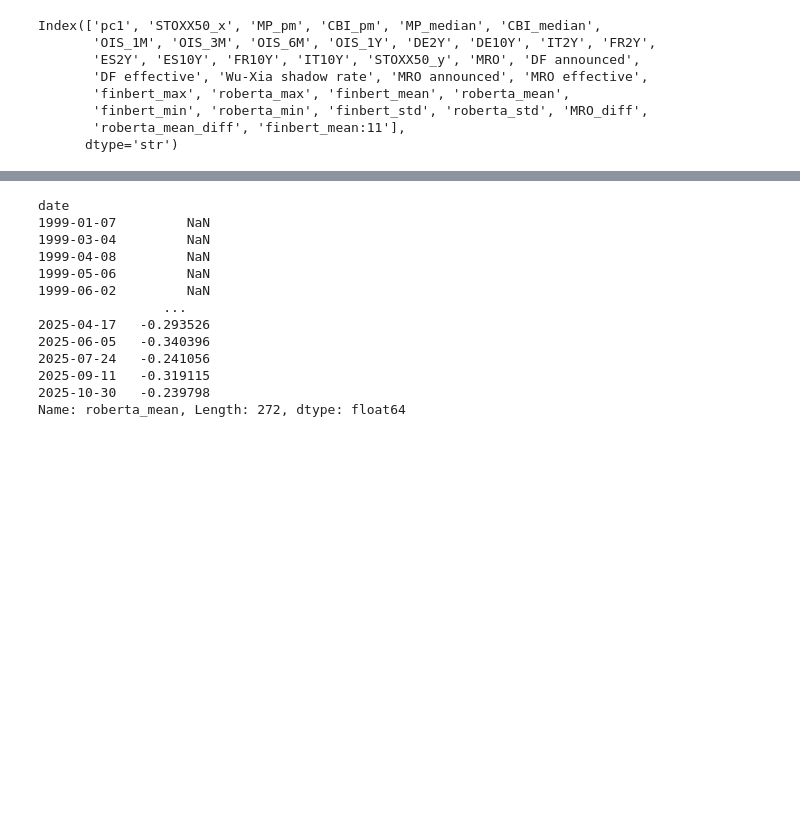
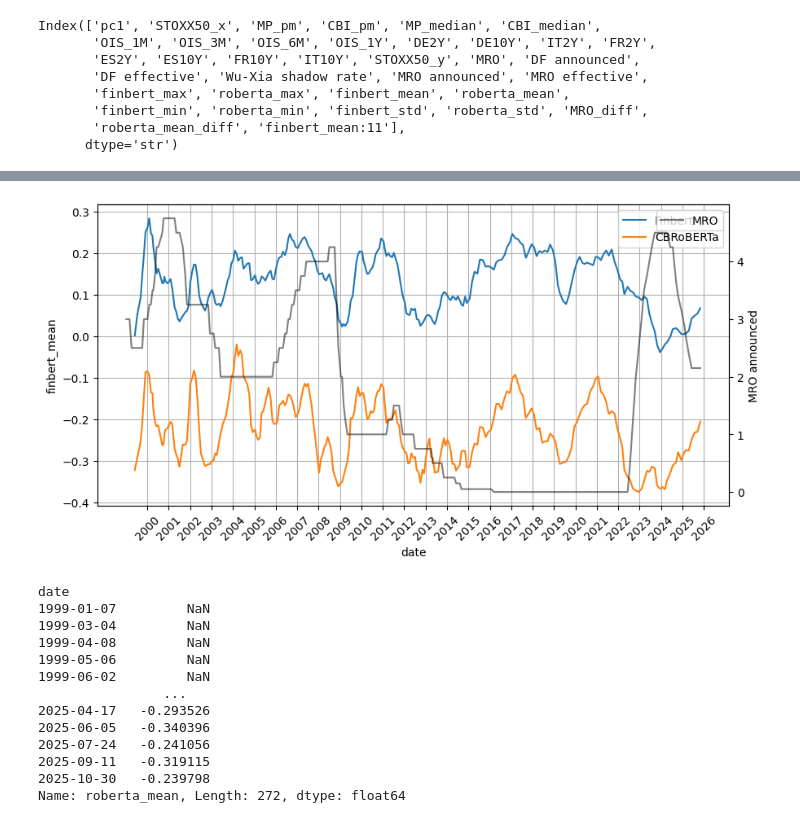
Before and after one commit to kubovotny/bachelor-thesis, a Jupyter notebook: source/analysis/market_independence.ipynb, the cells around one changed output, grey strips where cells are left out. Cells and saved outputs as stored; diff of their text form; code cells hidden in the pictures; blank space fills up the shorter version.

```diff
--- a/source/analysis/market_independence.ipynb
+++ b/source/analysis/market_independence.ipynb
@@ -180,3 +124,55 @@ ax.grid()
+# %%
+WITH_LABEL = False
+data = return_data(
+    IS_QA_division=False,
+    qa_options="just_answers",
+    with_label=WITH_LABEL,
+    word_limit=50,
+    market_data="all",
+).set_index("date")
+sentiment_columns = (
+    data[
+        sorted(
+            [
+                c
+                for c in list(data.columns)
+                if any(x in c for x in ["finbert", "roberta"])
+            ],
+            key=lambda x: tuple(reversed(x.split("_"))),
+        )
+    ]
+).columns
+fig, ax = plt.subplots()
+fig.set_figwidth(10)
+data["MRO_diff"] = data["MRO announced"] - data["MRO"]
+sns.lineplot(
+    data,
+    x="date",
+    y=data["finbert_mean"].rolling(5).mean(),
+    label="Finbert",
+    ax=ax,
+)
+sns.lineplot(
+    data,
+    x="date",
+    y=data["roberta_mean"].rolling(5).mean(),
+    label="CBRoBERTa",
+    ax=ax,
+)
+
+sns.lineplot(
+    data,
+    x="date",
+    y="MRO announced",
+    label="MRO",
+    color="black",
+    alpha=0.5,
+    ax=ax.twinx(),
+)
+ax.set_xticks([f"{year}-01-01" for year in range(2000, 2027, 1)], [str(year) for year in range(2000, 2027, 1)],rotation=45)
+ax.grid()
+# %% [output]
+[figure, added]
 # %%
 # %% [output]
 date
```
Also changed, not shown: parts of 12 cells of this notebook, 1 other file.
